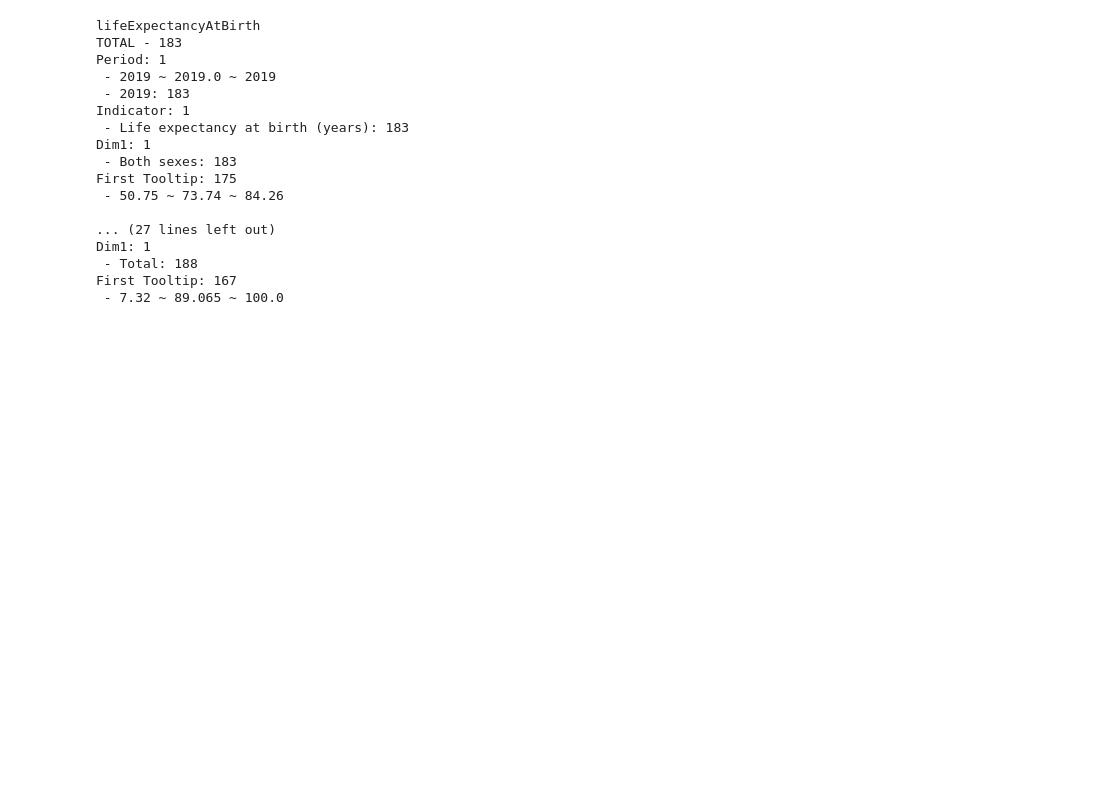
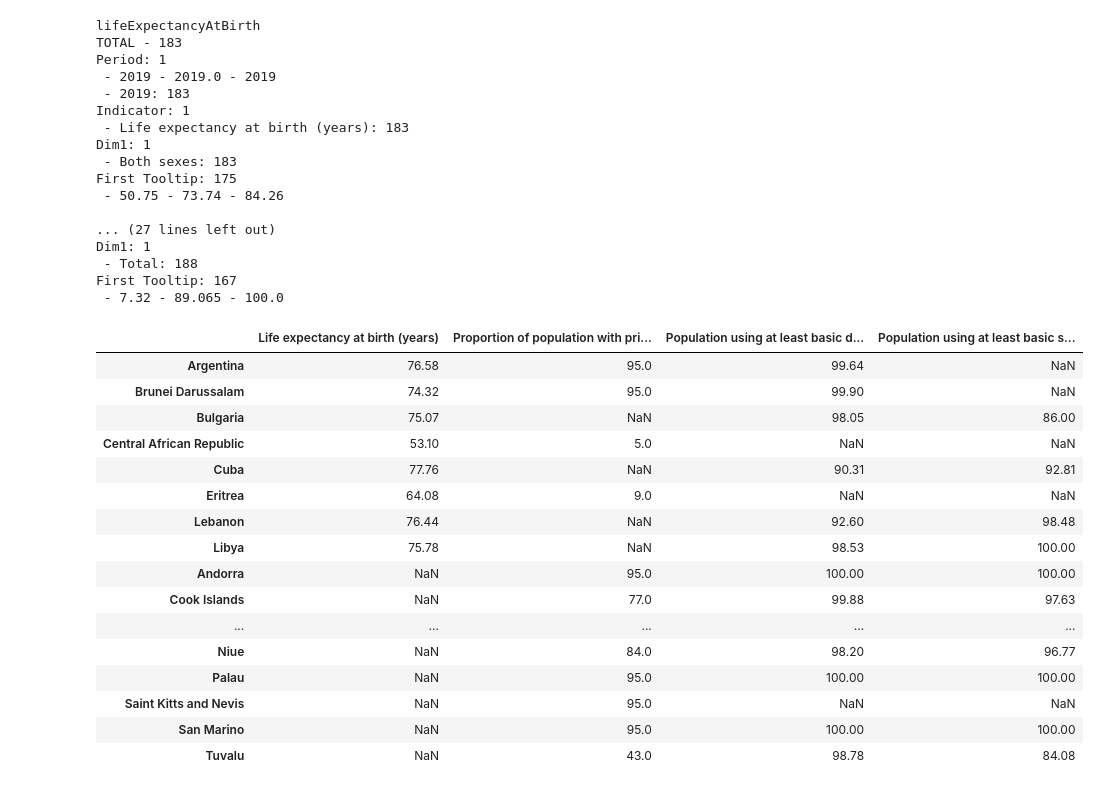
Before and after one commit to shaunyongfc/world-health-2020, a Jupyter notebook: Data analysis.ipynb, the cells around one changed output. Cells and saved outputs as stored; diff of their text form; code cells hidden in the pictures; blank space fills up the shorter version.

Commit message:
basic data analysis

```diff
--- a/Data analysis.ipynb
+++ b/Data analysis.ipynb
@@ -79,29 +112,68 @@ First Tooltip: 91
 | 3 | Afghanistan | Proportion of population with pri... | 2015 | 29 |
 | 4 | Afghanistan | Proportion of population with pri... | 2014 | 27 |
 # %%
+# Choosing one set of data per location
 print('lifeExpectancyAtBirth')
-da.column_info(da.index_change(da.get_data('lifeExpectancyAtBirth'), ['Period', 'Dim1'], [None, 'Both sexes']))
+df_life = da.index_change(da.get_data(
+    'lifeExpectancyAtBirth'), ['Period', 'Dim1'],
+    [None, 'Both sexes'])
+da.column_info(df_life)
 print('\ncleanFuelAndTech')
-da.column_info(da.index_change(da.get_data('cleanFuelAndTech')))
+df_clean = da.index_change(da.get_data('cleanFuelAndTech'))
+da.column_info(df_clean)
 print('\nbasicDrinkingWaterServices')
-da.column_info(da.index_change(da.get_data('basicDrinkingWaterServices')))
+df_drinking = da.index_change(da.get_data(
+    'basicDrinkingWaterServices'))
+da.column_info(df_drinking)
 print('\natLeastBasicSanitizationServices')
-da.column_info(da.index_change(da.get_data('atLeastBasicSanitizationServices'), ['Period', 'Dim1'], [None, 'Total']))
+df_sanitation = da.index_change(da.get_data(
+    'atLeastBasicSanitizationServices'), ['Period', 'Dim1'],
+    [None, 'Total'])
+da.column_info(df_sanitation)
 # %% [output]
 lifeExpectancyAtBirth
 TOTAL - 183
 Period: 1
- - 2019 ~ 2019.0 ~ 2019
+ - 2019 - 2019.0 - 2019
  - 2019: 183
 Indicator: 1
  - Life expectancy at birth (years): 183
 Dim1: 1
  - Both sexes: 183
 First Tooltip: 175
- - 50.75 ~ 73.74 ~ 84.26
+ - 50.75 - 73.74 - 84.26
 
 ... (27 lines left out)
 Dim1: 1
  - Total: 188
 First Tooltip: 167
- - 7.32 ~ 89.065 ~ 100.0
+ - 7.32 - 89.065 - 100.0
+# %%
+df_life = da.simplify_df(df_life)
+df_clean = da.simplify_df(df_clean)
+df_drinking = da.simplify_df(df_drinking)
+df_sanitation = da.simplify_df(df_sanitation)
+# %%
+#< ---- 20 char ---->< ---- 20 char --->< ---- 20 char ---><9 char->
+df = pd.concat([df_life, df_clean,
+                df_drinking, df_sanitation], axis=1)
+# %%
+df[df.isnull().sum(axis=1) > 0]
+# %% [output]
+|  | Life expectancy at birth (years) | Proportion of population with pri... | Population using at least basic d... | Population using at least basic s... |
+| Argentina | 76.58 | 95.0 | 99.64 | NaN |
+| Brunei Darussalam | 74.32 | 95.0 | 99.90 | NaN |
+| Bulgaria | 75.07 | NaN | 98.05 | 86.00 |
+| Central African Republic | 53.10 | 5.0 | NaN | NaN |
+| Cuba | 77.76 | NaN | 90.31 | 92.81 |
+| Eritrea | 64.08 | 9.0 | NaN | NaN |
+| Lebanon | 76.44 | NaN | 92.60 | 98.48 |
+| Libya | 75.78 | NaN | 98.53 | 100.00 |
+| Andorra | NaN | 95.0 | 100.00 | 100.00 |
+| Cook Islands | NaN | 77.0 | 99.88 | 97.63 |
+| ... | ... | ... | ... | ... |
+| Niue | NaN | 84.0 | 98.20 | 96.77 |
+| Palau | NaN | 95.0 | 100.00 | 100.00 |
+| Saint Kitts and Nevis | NaN | 95.0 | NaN | NaN |
+| San Marino | NaN | 95.0 | 100.00 | 100.00 |
+| Tuvalu | NaN | 43.0 | 98.78 | 84.08 |
```
Also changed, not shown: parts of 14 cells of this notebook.
